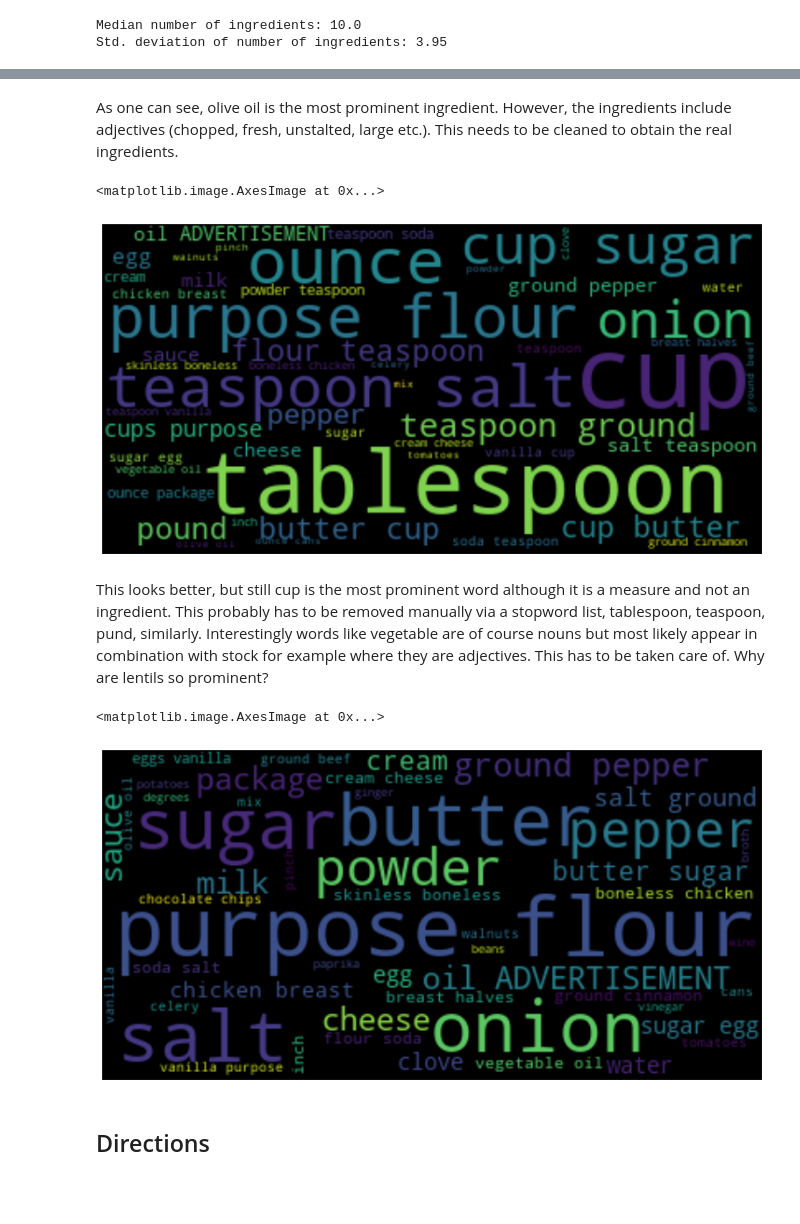
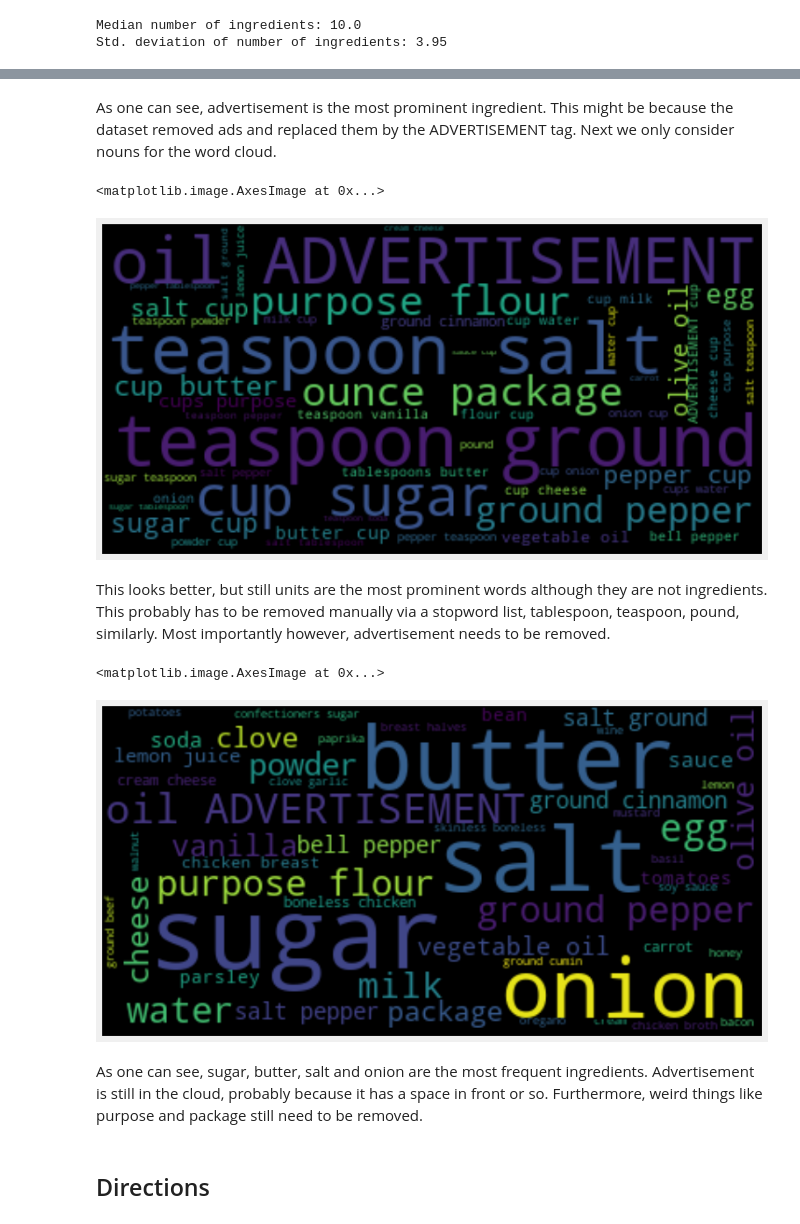
Before and after one commit to henrixapp/text_analytics, a Jupyter notebook: inspection/inspection_eightportions.ipynb, the cells around one changed output, grey strips where cells are left out. Drawn from its saved outputs; the diff is of its cells as text; code cells hidden in the pictures; blank space fills up the shorter version.

```diff
--- a/inspection/inspection_eightportions.ipynb
+++ b/inspection/inspection_eightportions.ipynb
@@ -67,24 +62,24 @@ plt.imshow(wc, interpolation="bilinear")
-# %% [markdown]
-As one can see, olive oil is the most prominent ingredient. However, the ingredients include adjectives (chopped, fresh, unstalted, large etc.). This needs to be cleaned to obtain the real ingredients.
+# %% [markdown]
+As one can see, advertisement is the most prominent ingredient. This might be because the dataset removed ads and replaced them by the ADVERTISEMENT tag. Next we only consider nouns for the word cloud.
 # %%
 nlp = spacy.load("en_core_web_sm")
-processed_ingredients = [nlp(text) for text in total_ingredients[:1000]]
+processed_ingredients = [nlp(text) for text in random.sample(total_ingredients,50000)]
 nouns = [str(word) for ingredient in processed_ingredients for word in ingredient if word.pos_ == "NOUN"]
 wc = wordcloud.WordCloud(max_words=50, max_font_size=60).generate(" ".join(nouns))
 
 fig = plt.figure(1, figsize=(12, 12))
 plt.axis("off")
 plt.imshow(wc, interpolation="bilinear")
 # %% [output]
 <matplotlib.image.AxesImage at 0x...>
-[figure, old version]
+[figure, new version]
 # %% [markdown]
-This looks better, but still cup is the most prominent word although it is a measure and not an ingredient. This probably has to be removed manually via a stopword list, tablespoon, teaspoon, pund, similarly. Interestingly words like vegetable are of course nouns but most likely appear in combination with stock for example where they are adjectives. This has to be taken care of. Why are lentils so prominent?
+This looks better, but still units are the most prominent words although they are not ingredients. This probably has to be removed manually via a stopword list, tablespoon, teaspoon, pound, similarly. Most importantly however, advertisement needs to be removed.
 # %%
 # without units (special stopwords)
 nlp = spacy.load("en_core_web_sm")
 nlp.Defaults.stop_words |= {"cup", "cups", "tablespoon", "tablespoons", "teaspoon", "teaspoons", "pound", "pounds", "ounce", "ounces","slice","slices", "piece", "pieces", "ADVERTISEMENT"}
-processed_ingredients = [nlp(text) for text in total_ingredients[:1000]]
+processed_ingredients = [nlp(text) for text in random.sample(total_ingredients,50000)]
 nouns = [str(word) for ingredient in processed_ingredients for word in ingredient if (word.pos_ == "NOUN" and not word.is_stop)]
 wc = wordcloud.WordCloud(max_words=50, max_font_size=60).generate(" ".join(nouns))
 
@@ -93,7 +88,9 @@ plt.axis("off")
 plt.imshow(wc, interpolation="bilinear")
 # %% [output]
 <matplotlib.image.AxesImage at 0x...>
-[figure, old version]
+[figure, new version]
+# %% [markdown]
+As one can see, sugar, butter, salt and onion are the most frequent ingredients. Advertisement is still in the cloud, probably because it has a space in front or so. Furthermore, weird things like purpose and package still need to be removed.
 # %% [markdown]
 ## Directions
 # %%
```
Also changed, not shown: parts of 9 cells of this notebook, 1 other file.
